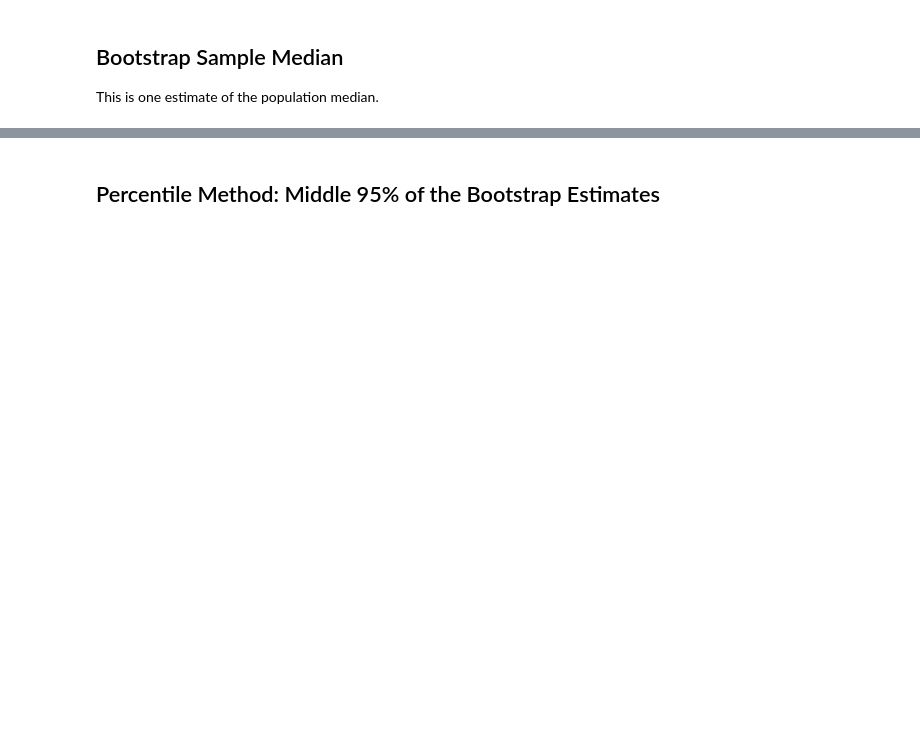
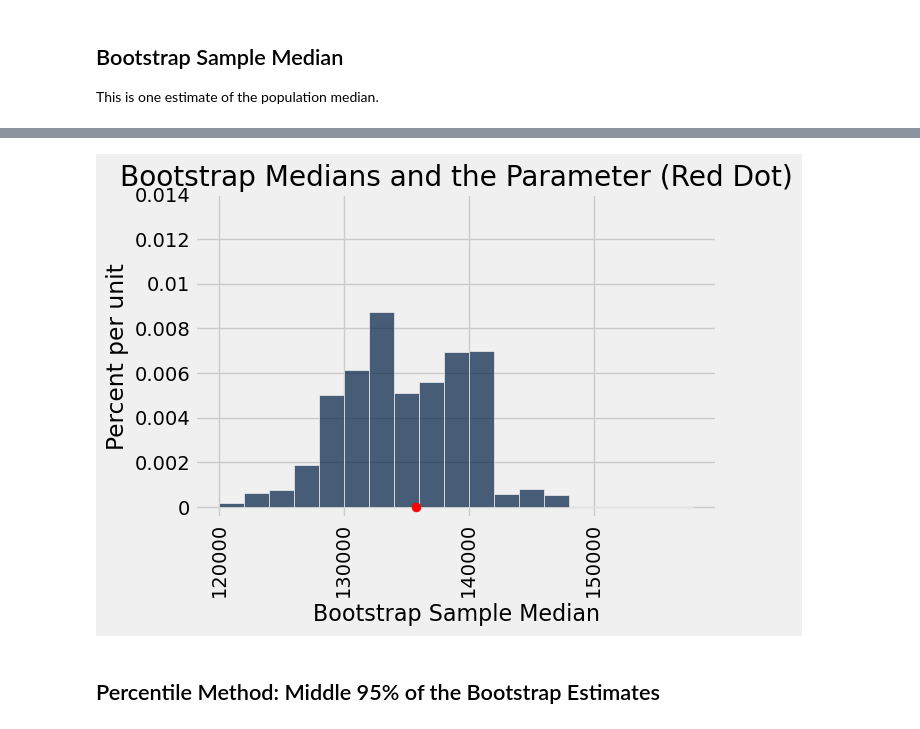
Before and after one commit to bludka/materials-sp22, a Jupyter notebook: lectures/lec24.ipynb, the cells around one changed output, grey strips where cells are left out. Saved outputs shown, nothing was run; the diff lists cells and outputs as text; code cells hidden in the pictures; blank space fills up the shorter version.

```diff
--- a/lectures/lec24.ipynb
+++ b/lectures/lec24.ipynb
@@ -63,13 +85,15 @@ for i in np.arange(num_repetitions):
 # %%
 resampled_medians = Table().with_column('Bootstrap Sample Median', bstrap_medians)
 median_bins=np.arange(120000, 160000, 2000)
 resampled_medians.hist(bins = median_bins)
 
 # Plotting parameters; you can ignore this code
 parameter_green = '#32CD32'
 plots.ylim(-0.000005, 0.00014)
-plots.scatter(pop_median, 0, color='red', s=40, zorder=2)
+plots.scatter(median_comp(sf), 0, color='red', s=40, zorder=2)
 plots.title('Bootstrap Medians and the Parameter (Red Dot)');
+# %% [output]
+[figure, added]
 # %% [markdown]
 ## Percentile Method: Middle 95% of the Bootstrap Estimates
 # %%
```
Also changed, not shown: parts of 11 cells of this notebook.
